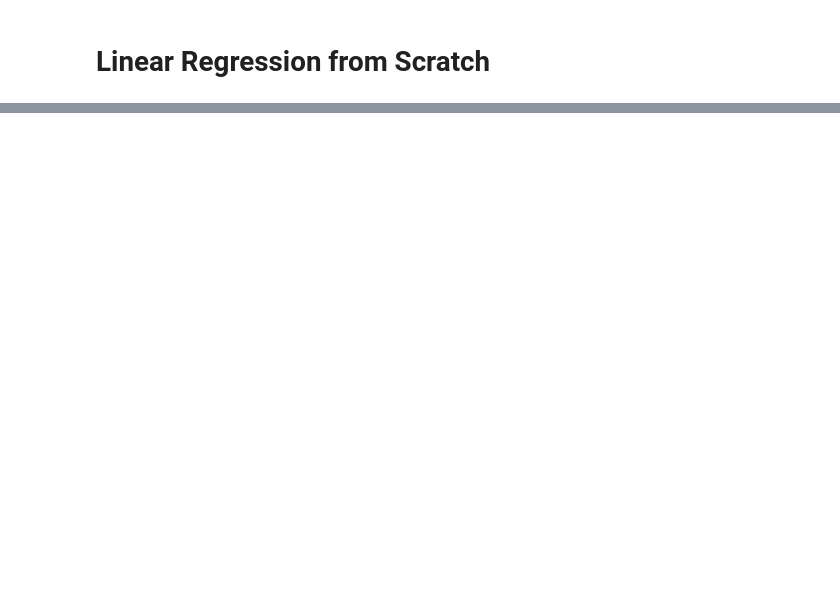
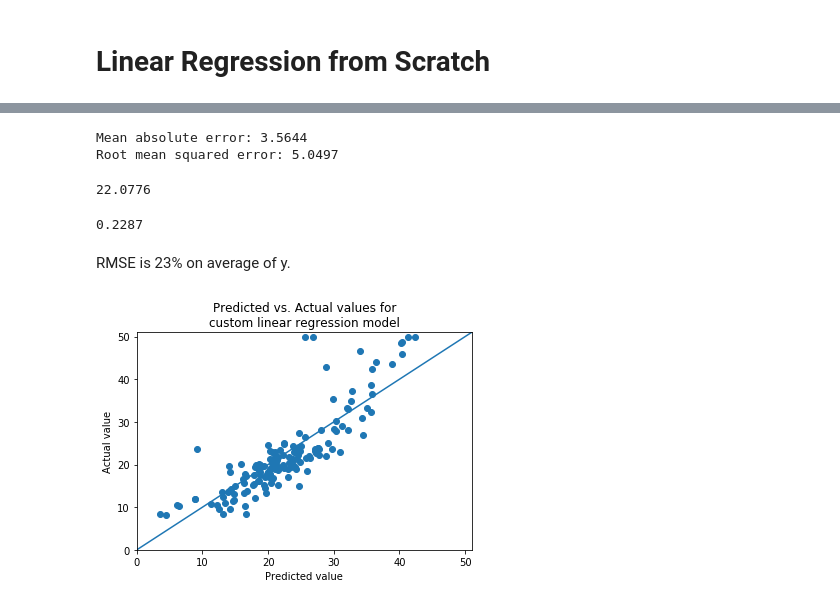
Before and after one commit to kbu9299/DLFS, a Jupyter notebook: linear_regression.ipynb, the cells around one changed output, grey strips where cells are left out. Drawn from its saved outputs; the diff is of its cells as text; code cells hidden in the pictures; blank space fills up the shorter version.

```diff
--- a/linear_regression.ipynb
+++ b/linear_regression.ipynb
@@ -163,0 +238,14 @@ def permute_data(X: ndarray, y: ndarray):
+# %%
+def init_weights(n_in: int) -> Dict[str, ndarray]:
+    '''
+    Initialize weights on first forward pass of model.
+    '''
+
+    weights: Dict[str, ndarray] = {}
+    W = np.random.randn(n_in, 1)
+    B = np.random.randn(1, 1)
+
+    weights['W'] = W
+    weights['B'] = B
+
+    return weights
@@ -163,0 +303,10 @@ def permute_data(X: ndarray, y: ndarray):
+# %%
+train_info = train(X_train, y_train,
+                   n_iter = 1000,
+                   learning_rate = 0.001,
+                   batch_size = 23,
+                   return_losses = True,
+                   return_weights = True,
+                   seed=180708)
+losses = train_info[0]
+weights = train_info[1]
@@ -163,0 +317,38 @@ def permute_data(X: ndarray, y: ndarray):
+# %%
+def predict(X: ndarray,
+            weights: Dict[str, ndarray]):
+    '''
+    Generate predictions from the step-by-step linear regression model.
+    '''
+
+    N = np.dot(X, weights['W'])
+
+    return N + weights['B']
+# %%
+preds = predict(X_test, weights)
+# %%
+print("Mean absolute error:", round(mae(preds, y_test), 4), "\n"
+      "Root mean squared error:", round(rmse(preds, y_test), 4))
+# %% [output]
+Mean absolute error: 3.5644
+Root mean squared error: 5.0497
+# %%
+np.round(y_test.mean(), 4)
+# %% [output]
+22.0776
+# %%
+np.round(rmse(preds, y_test) / y_test.mean(), 4)
+# %% [output]
+0.2287
+# %% [markdown]
+RMSE is 23% on average of y.
+# %%
+plt.xlabel("Predicted value")
+plt.ylabel("Actual value")
+plt.title("Predicted vs. Actual values for\ncustom linear regression model");
+plt.xlim([0, 51])
+plt.ylim([0, 51])
+plt.scatter(preds, y_test)
+plt.plot([0, 51], [0, 51]);
+# %% [output]
+[figure, added]
```
Also changed, not shown: parts of 24 cells of this notebook.
